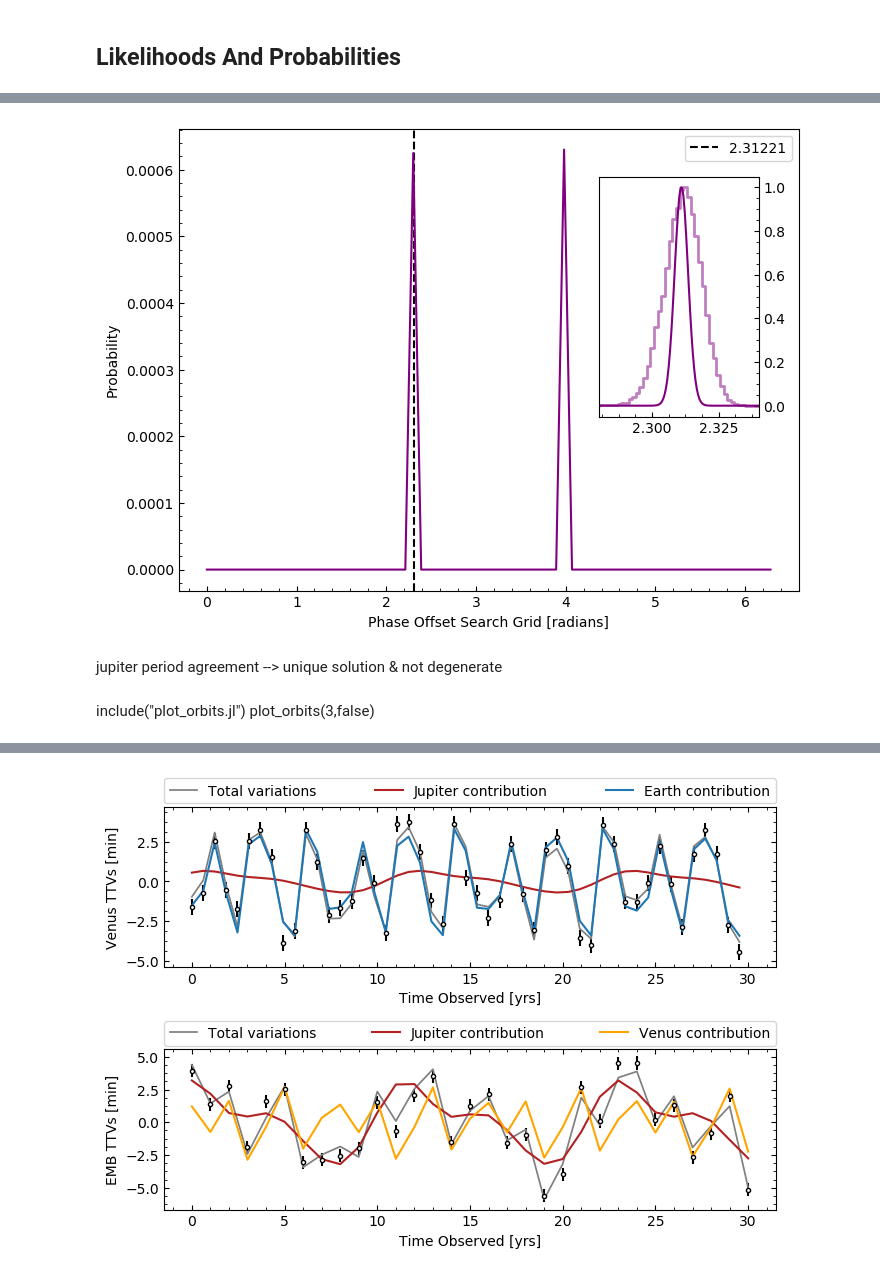
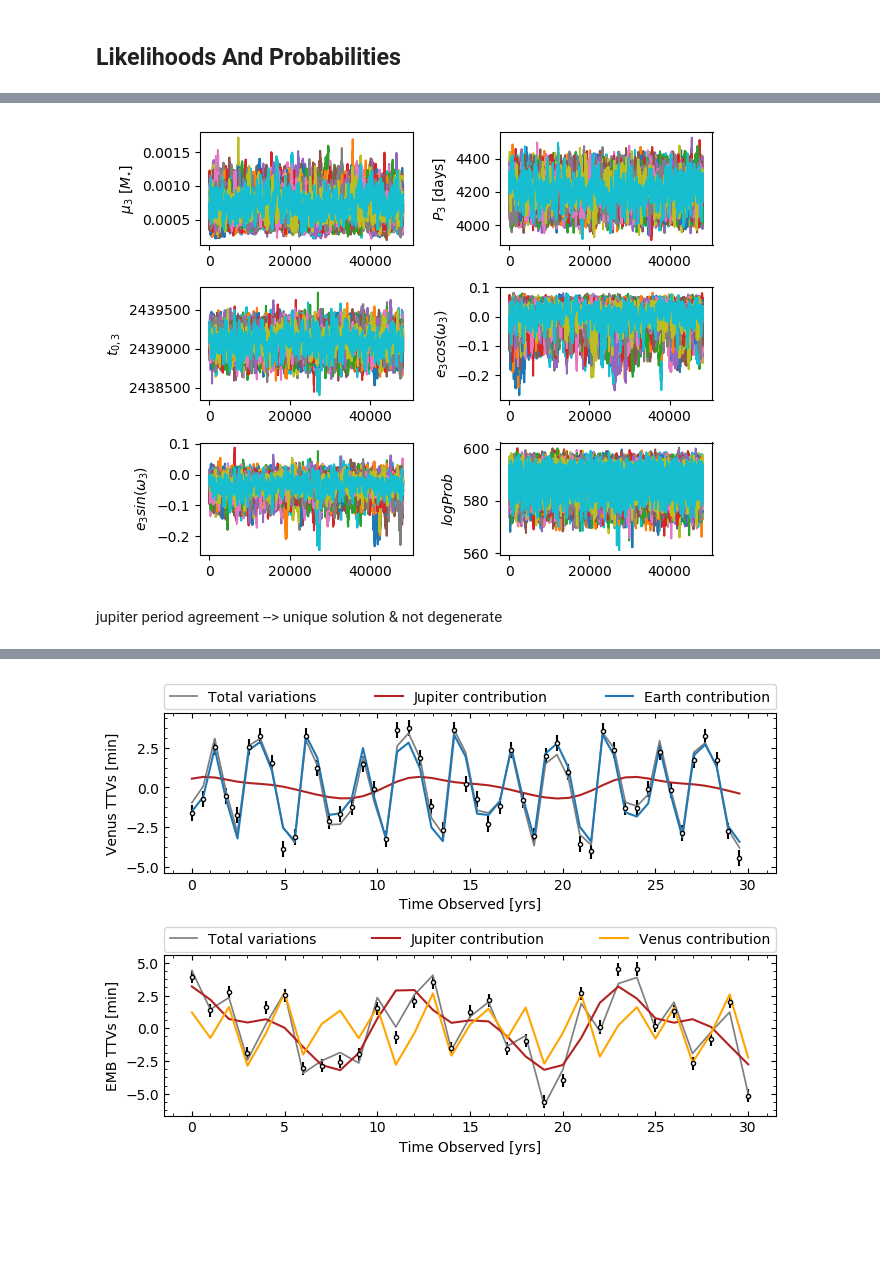
Before and after one commit to bmlindor/ttv_ss, a Jupyter notebook: test.ipynb, the cells around one changed output, grey strips where cells are left out. Saved outputs shown, nothing was run; the diff lists cells and outputs as text; code cells hidden in the pictures; blank space fills up the shorter version.

```diff
--- a/test.ipynb
+++ b/test.ipynb
@@ -323,7 +196,9 @@ plot_likelihood(f,mcmc,false)
-# %%
-include("plot_likelihood.jl")
-plot_likelihood(g,moon,true)
-# %% [output]
-[figure, removed]
+# %%
+include("plot_emcee.jl")
+# plot_emcee(30.0,30.0,"venus")
+# plot_emcee(30.0,30.0,"earth")
+plot_emcee(30.0,30.0,"jupiter")
+# %% [output]
+[figure, added]
 # %% [markdown]
 jupiter period agreement --> unique solution & not degenerate
@@ -332,3 +204,0 @@ using Distributions,Optim
-# %% [markdown]
-include("plot_orbits.jl")
-plot_orbits(3,false)
```
Also changed, not shown: parts of 25 cells of this notebook, 44 other files.
